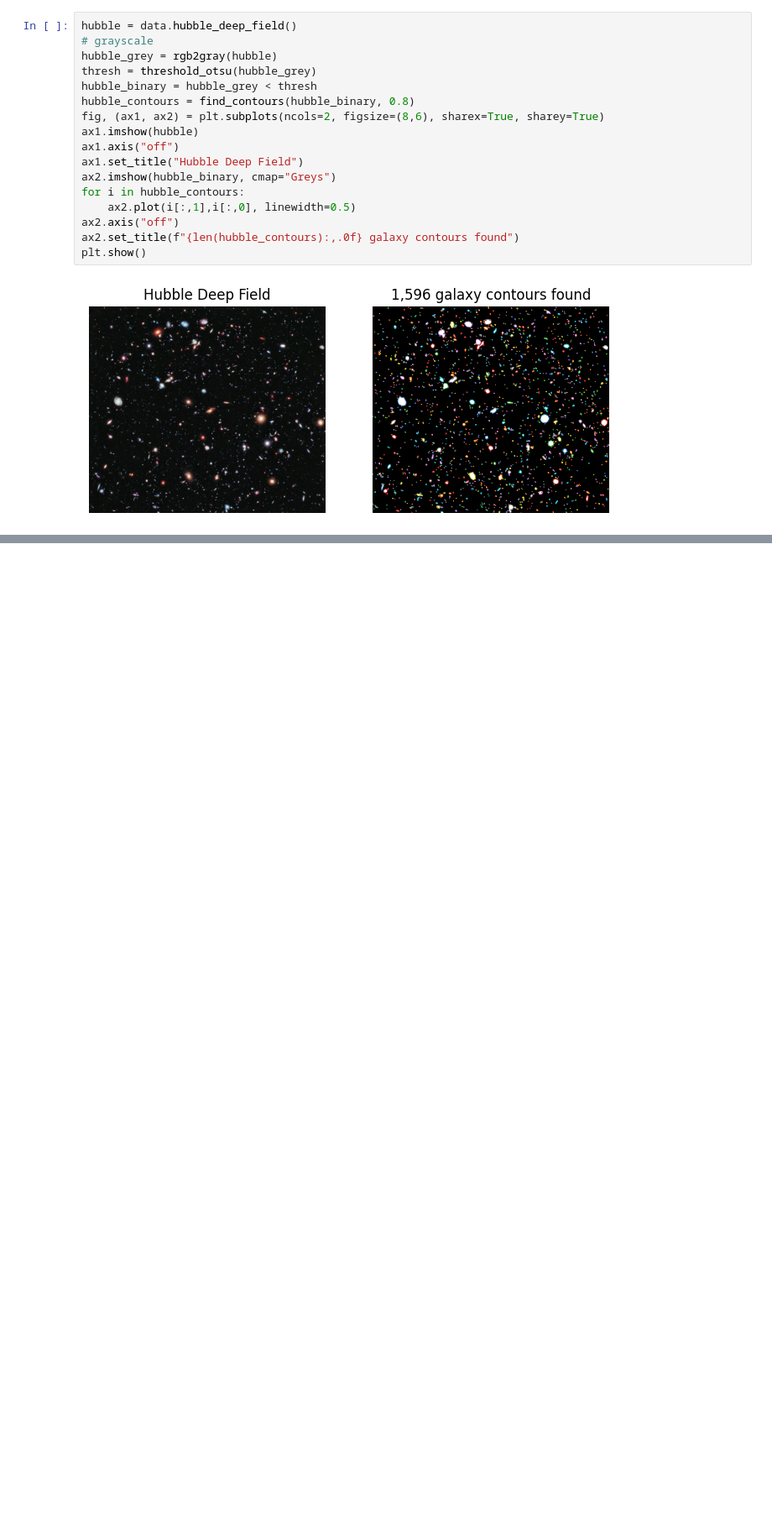
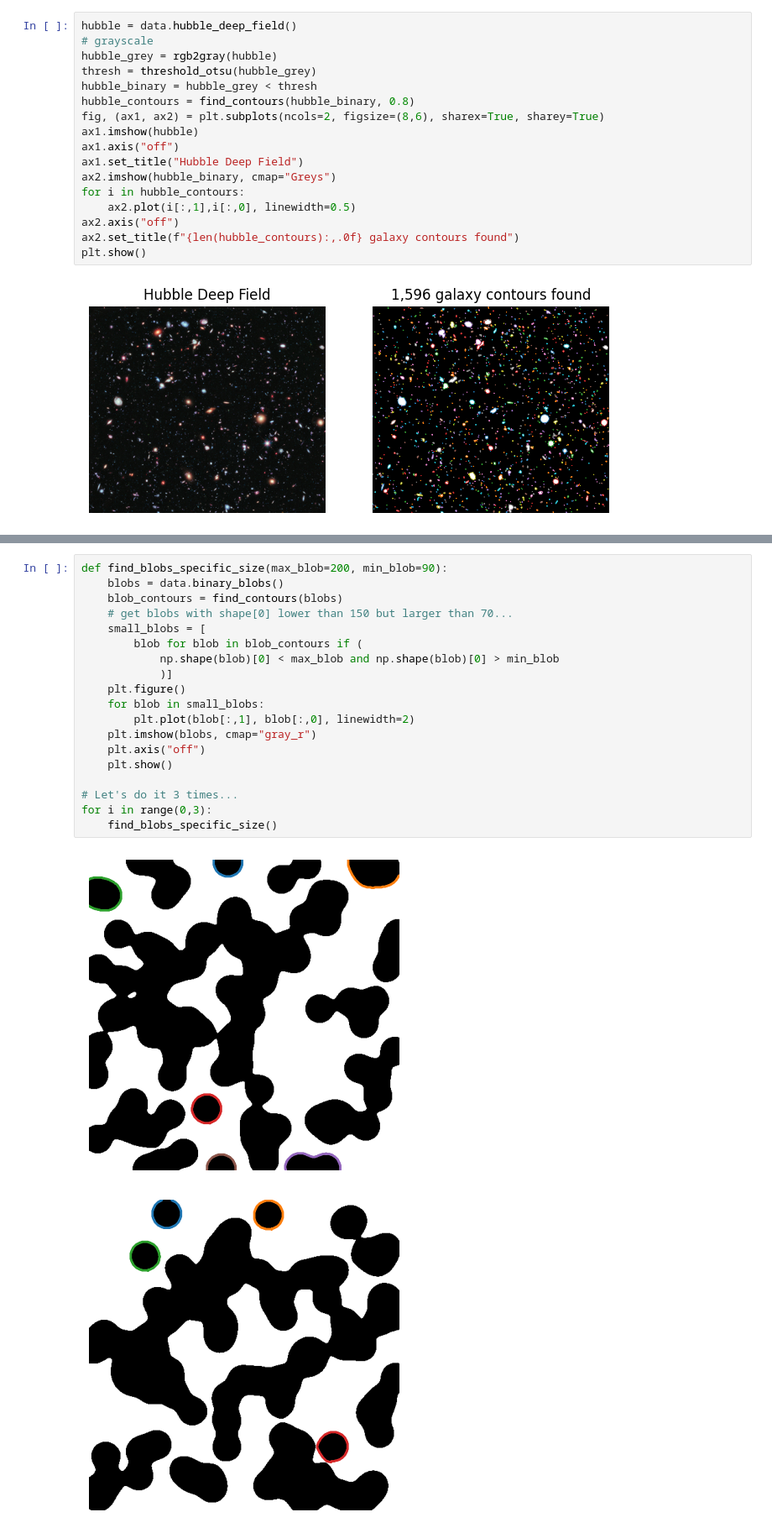
Before and after one commit to r-leyshon/image-processing, a Jupyter notebook: scikit-image/image-processing-with-skimage/04-segmentation.ipynb, the cells around one changed output, grey strips where cells are left out. Shown at 84% size. Saved outputs shown, nothing was run; the diff lists cells and outputs as text; blank space fills up the shorter version.

Commit message:
feat: Count blobs of specified size

```diff
--- a/scikit-image/image-processing-with-skimage/04-segmentation.ipynb
+++ b/scikit-image/image-processing-with-skimage/04-segmentation.ipynb
@@ -89,0 +96,22 @@ plt.show()
+# %%
+def find_blobs_specific_size(max_blob=200, min_blob=90):
+    blobs = data.binary_blobs()
+    blob_contours = find_contours(blobs)
+    # get blobs with shape[0] lower than 150 but larger than 70...
+    small_blobs = [
+        blob for blob in blob_contours if (
+            np.shape(blob)[0] < max_blob and np.shape(blob)[0] > min_blob
+            )]
+    plt.figure()
+    for blob in small_blobs:
+        plt.plot(blob[:,1], blob[:,0], linewidth=2)
+    plt.imshow(blobs, cmap="gray_r")
+    plt.axis("off")
+    plt.show()
+
+# Let's do it 3 times...
+for i in range(0,3):
+    find_blobs_specific_size()
+# %% [output]
+[figure, added]
+[figure, added]
```
Also changed, not shown: parts of 3 cells of this notebook.
